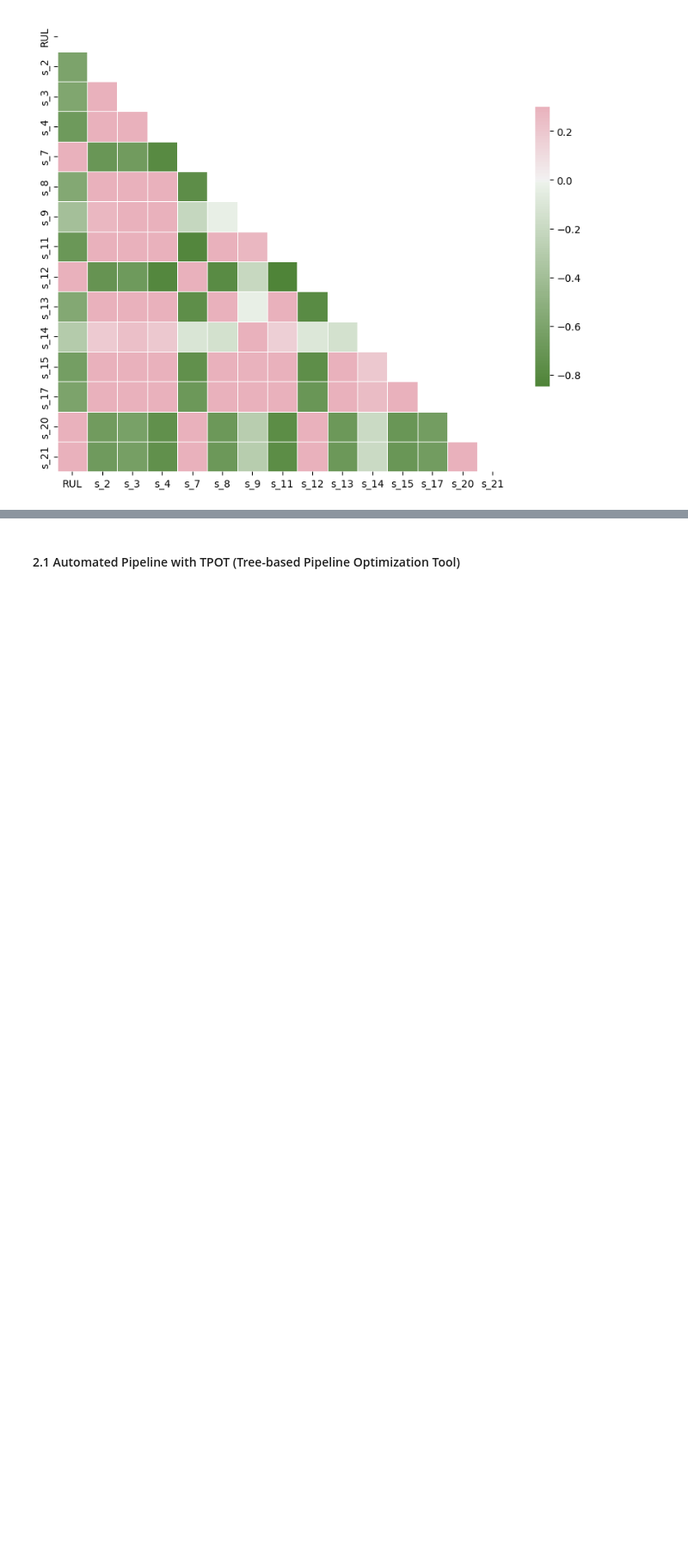
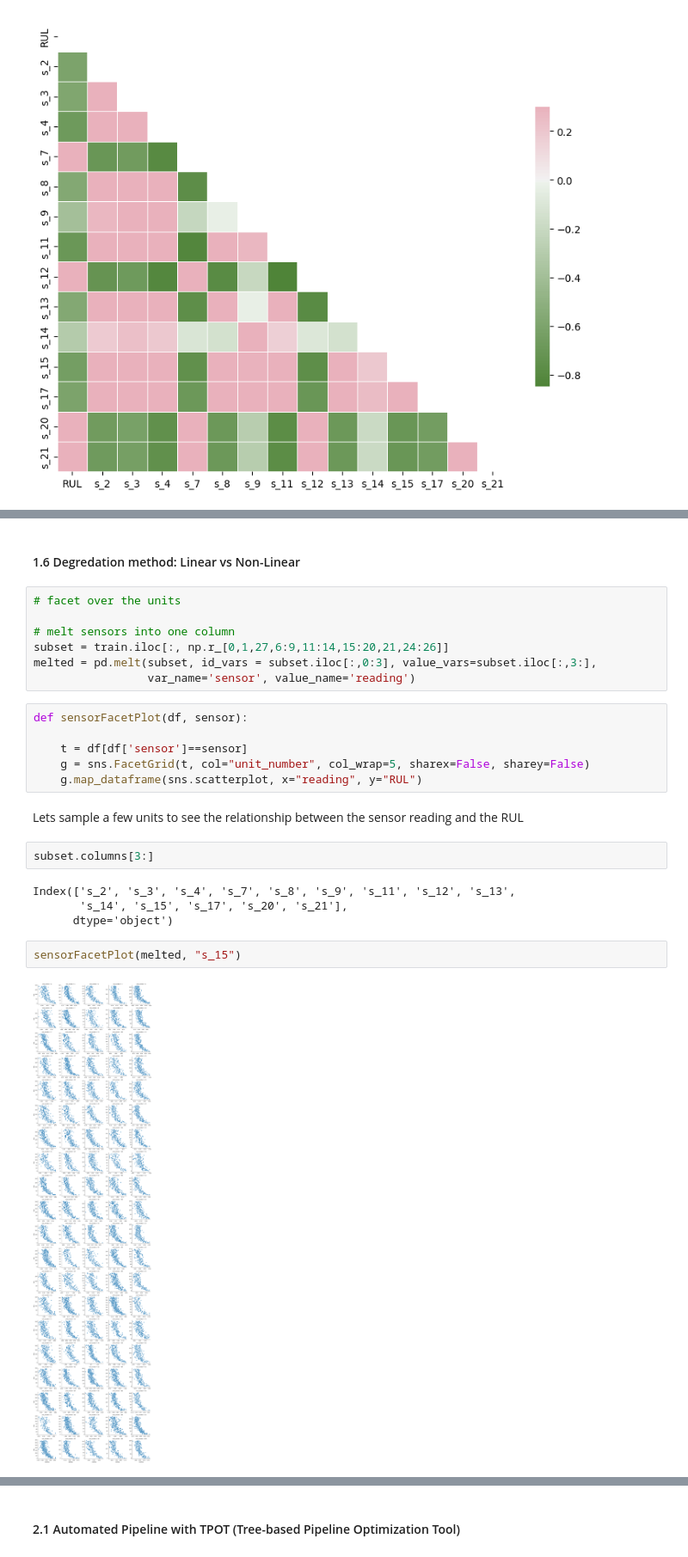
Before and after one commit to ddealwis09/FourthbrainCapstone_RUL, a Jupyter notebook: notebooks/RUL Machine Learning Model.ipynb, the cells around one changed output, grey strips where cells are left out. Shown at 86% size. Cells and saved outputs as stored; diff of their text form; blank space fills up the shorter version.

```diff
--- a/notebooks/RUL Machine Learning Model.ipynb
+++ b/notebooks/RUL Machine Learning Model.ipynb
@@ -405,0 +377,27 @@ plt.title('RUL');
+# %% [markdown]
+#### 1.6 Degredation method: Linear vs Non-Linear
+# %%
+# facet over the units
+
+# melt sensors into one column
+subset = train.iloc[:, np.r_[0,1,27,6:9,11:14,15:20,21,24:26]]
+melted = pd.melt(subset, id_vars = subset.iloc[:,0:3], value_vars=subset.iloc[:,3:],
+                 var_name='sensor', value_name='reading')
+# %%
+def sensorFacetPlot(df, sensor):
+
+    t = df[df['sensor']==sensor]
+    g = sns.FacetGrid(t, col="unit_number", col_wrap=5, sharex=False, sharey=False)
+    g.map_dataframe(sns.scatterplot, x="reading", y="RUL")
+# %% [markdown]
+Lets sample a few units to see the relationship between the sensor reading and the RUL
+# %%
+subset.columns[3:]
+# %% [output]
+Index(['s_2', 's_3', 's_4', 's_7', 's_8', 's_9', 's_11', 's_12', 's_13',
+       's_14', 's_15', 's_17', 's_20', 's_21'],
+      dtype='object')
+# %%
+sensorFacetPlot(melted, "s_15")
+# %% [output]
+[figure, added]
```
Also changed, not shown: parts of 39 cells of this notebook, 5 other files.
